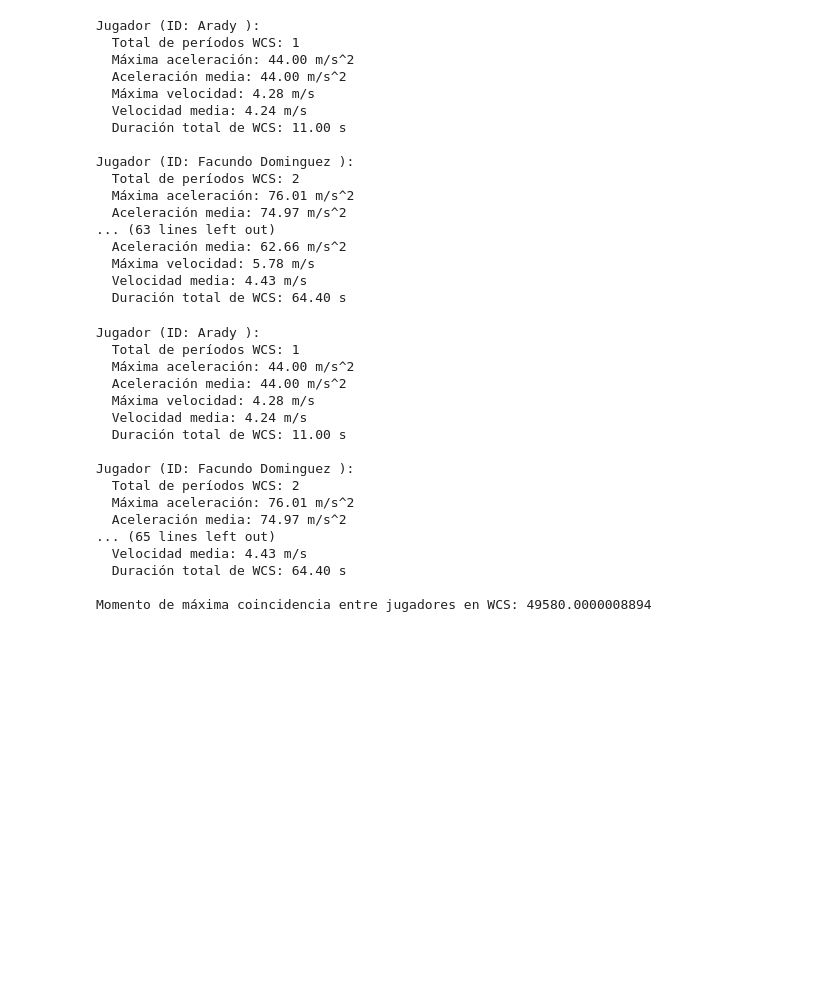
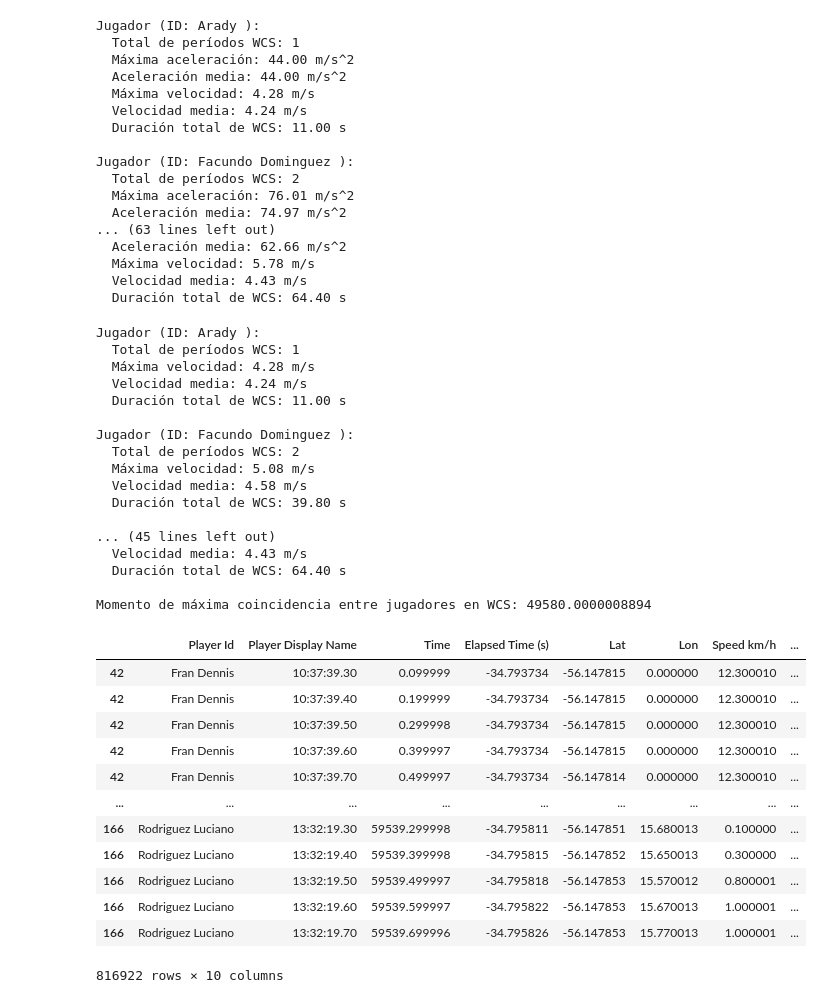
Before and after one commit to MBerguer/tesis-futbol, a Jupyter notebook: notebooks/wcs/wcs.ipynb, the cells around one changed output. Drawn from its saved outputs; the diff is of its cells as text; code cells hidden in the pictures; blank space fills up the shorter version.

```diff
--- a/notebooks/wcs/wcs.ipynb
+++ b/notebooks/wcs/wcs.ipynb
@@ -517,8 +517,8 @@ for player_id, metrics in reporte_wcs.items():
     if player_id != 'max_coincidence_time':
         print(f"Jugador (ID: {player_id}):")
         print(f"  Total de períodos WCS: {metrics['total_wcs_periods']}")
-        print(f"  Máxima aceleración: {metrics['max_acceleration']:.2f} m/s^2")
-        print(f"  Aceleración media: {metrics['mean_acceleration']:.2f} m/s^2")
+        # print(f"  Máxima aceleración: {metrics['max_acceleration']:.2f} m/s^2")
+        # print(f"  Aceleración media: {metrics['mean_acceleration']:.2f} m/s^2")
         print(f"  Máxima velocidad: {metrics['max_speed']:.2f} m/s")
         print(f"  Velocidad media: {metrics['mean_speed']:.2f} m/s")
         print(f"  Duración total de WCS: {metrics['total_wcs_duration']:.2f} s")
@@ -528,18 +528,34 @@ for player_id, metrics in reporte_wcs.items():
 # %% [output]
 Jugador (ID: Arady ):
   Total de períodos WCS: 1
-  Máxima aceleración: 44.00 m/s^2
-  Aceleración media: 44.00 m/s^2
   Máxima velocidad: 4.28 m/s
   Velocidad media: 4.24 m/s
   Duración total de WCS: 11.00 s
 
 Jugador (ID: Facundo Dominguez ):
   Total de períodos WCS: 2
-  Máxima aceleración: 76.01 m/s^2
-  Aceleración media: 74.97 m/s^2
-... (65 lines left out)
+  Máxima velocidad: 5.08 m/s
+  Velocidad media: 4.58 m/s
+  Duración total de WCS: 39.80 s
+
+... (45 lines left out)
   Velocidad media: 4.43 m/s
   Duración total de WCS: 64.40 s
 
 Momento de máxima coincidencia entre jugadores en WCS: 49580.0000008894
+# %%
+data_interpolated
+# %% [output]
+|  | Player Id | Player Display Name | Time | Elapsed Time (s) | Lat | Lon | Speed km/h | ... |
+| 42 | Fran Dennis | 10:37:39.30 | 0.099999 | -34.793734 | -56.147815 | 0.000000 | 12.300010 | ... |
+| 42 | Fran Dennis | 10:37:39.40 | 0.199999 | -34.793734 | -56.147815 | 0.000000 | 12.300010 | ... |
+| 42 | Fran Dennis | 10:37:39.50 | 0.299998 | -34.793734 | -56.147815 | 0.000000 | 12.300010 | ... |
+| 42 | Fran Dennis | 10:37:39.60 | 0.399997 | -34.793734 | -56.147815 | 0.000000 | 12.300010 | ... |
+| 42 | Fran Dennis | 10:37:39.70 | 0.499997 | -34.793734 | -56.147814 | 0.000000 | 12.300010 | ... |
+| ... | ... | ... | ... | ... | ... | ... | ... | ... |
+| 166 | Rodriguez Luciano | 13:32:19.30 | 59539.299998 | -34.795811 | -56.147851 | 15.680013 | 0.100000 | ... |
+| 166 | Rodriguez Luciano | 13:32:19.40 | 59539.399998 | -34.795815 | -56.147852 | 15.650013 | 0.300000 | ... |
+| 166 | Rodriguez Luciano | 13:32:19.50 | 59539.499997 | -34.795818 | -56.147853 | 15.570012 | 0.800001 | ... |
+| 166 | Rodriguez Luciano | 13:32:19.60 | 59539.599997 | -34.795822 | -56.147853 | 15.670013 | 1.000001 | ... |
+| 166 | Rodriguez Luciano | 13:32:19.70 | 59539.699996 | -34.795826 | -56.147853 | 15.770013 | 1.000001 | ... |
+816922 rows × 10 columns
```
Also changed, not shown: 2 other files.
